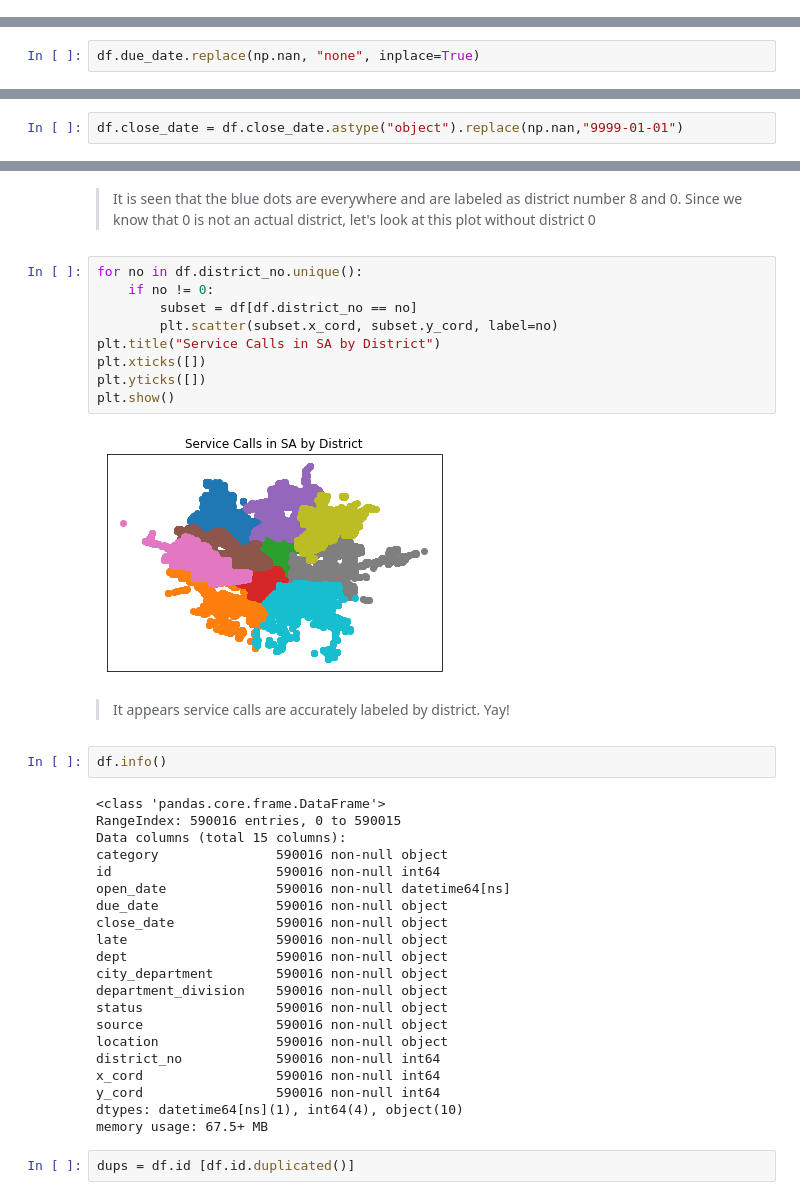
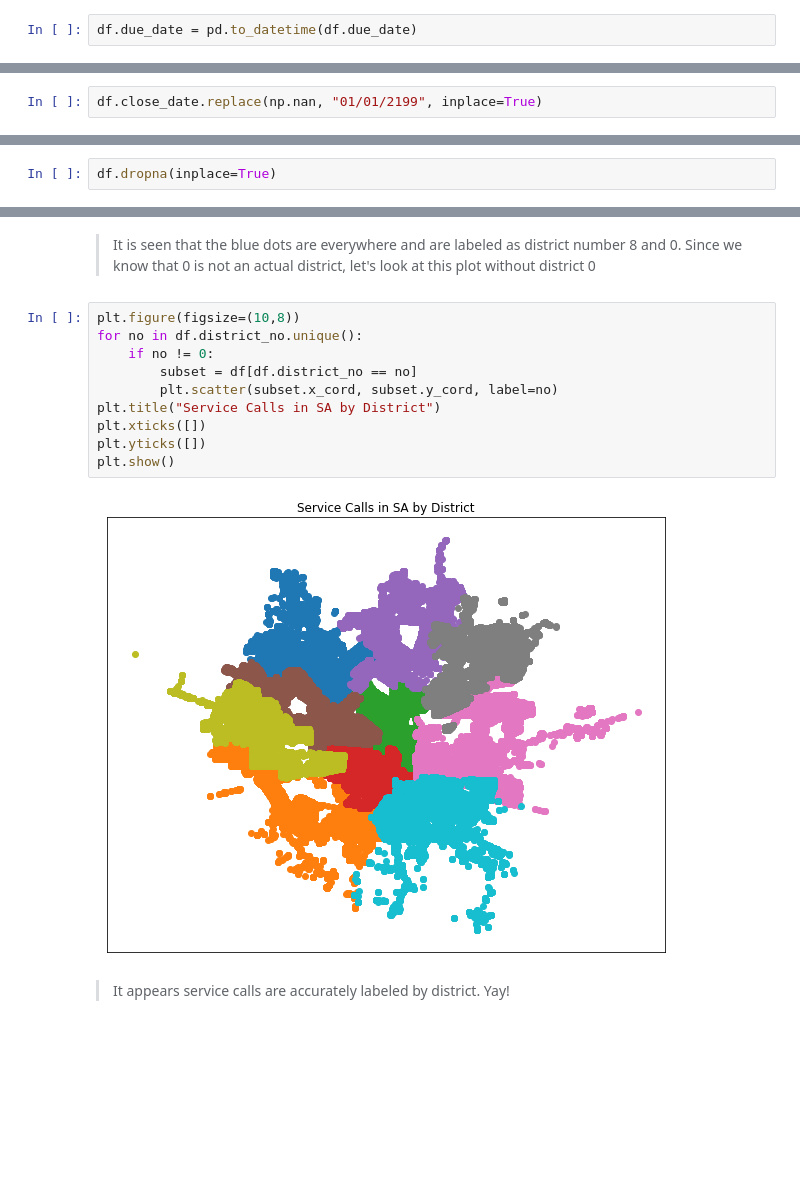
Before and after one commit to misty-garcia/sa_311, a Jupyter notebook: the_pipeline.ipynb, the cells around one changed output, grey strips where cells are left out. Saved outputs shown, nothing was run; the diff lists cells and outputs as text; blank space fills up the shorter version.

Commit message:
fixed due date

```diff
--- a/the_pipeline.ipynb
+++ b/the_pipeline.ipynb
@@ -239,3 +359,5 @@ Name: open_date, dtype: int64
+# %%
+df.due_date = pd.to_datetime(df.due_date)
 # %%
 df [df.due_date.isnull()]
 # %% [output]
@@ -300,2 +453,2 @@ Name: dept, dtype: int64
 # %%
-df.due_date.replace(np.nan, "none", inplace=True)
+df.close_date.replace(np.nan, "01/01/2199", inplace=True)
@@ -362,2 +488,0 @@ Name: close_date, dtype: datetime64[ns]
-# %%
-df.close_date = df.close_date.astype("object").replace(np.nan,"9999-01-01")
@@ -539,0 +624,2 @@ dtype: int64
+# %%
+df.dropna(inplace=True)
@@ -708,40 +851,16 @@ plt.show()
 # %% [markdown]
 > It is seen that the blue dots are everywhere and are labeled as district number 8 and 0. Since we know that 0 is not an actual district, let's look at this plot without district 0
 # %%
+plt.figure(figsize=(10,8))
 for no in df.district_no.unique():
     if no != 0:
         subset = df[df.district_no == no]
         plt.scatter(subset.x_cord, subset.y_cord, label=no)
 plt.title("Service Calls in SA by District")
 plt.xticks([])
 plt.yticks([])
 plt.show()
 # %% [output]
-[figure, old version]
+[figure, new version]
 # %% [markdown]
 > It appears service calls are accurately labeled by district. Yay!
-# %%
-df.info()
-# %% [output]
-<class 'pandas.core.frame.DataFrame'>
-RangeIndex: 590016 entries, 0 to 590015
-Data columns (total 15 columns):
-category               590016 non-null object
-id                     590016 non-null int64
-open_date              590016 non-null datetime64[ns]
-due_date               590016 non-null object
-close_date             590016 non-null object
-late                   590016 non-null object
-dept                   590016 non-null object
-city_department        590016 non-null object
-department_division    590016 non-null object
-status                 590016 non-null object
-source                 590016 non-null object
-location               590016 non-null object
-district_no            590016 non-null int64
-x_cord                 590016 non-null int64
-y_cord                 590016 non-null int64
-dtypes: datetime64[ns](1), int64(4), object(10)
-memory usage: 67.5+ MB
-# %%
-dups = df.id [df.id.duplicated()]
```
Also changed, not shown: parts of 94 cells of this notebook.
